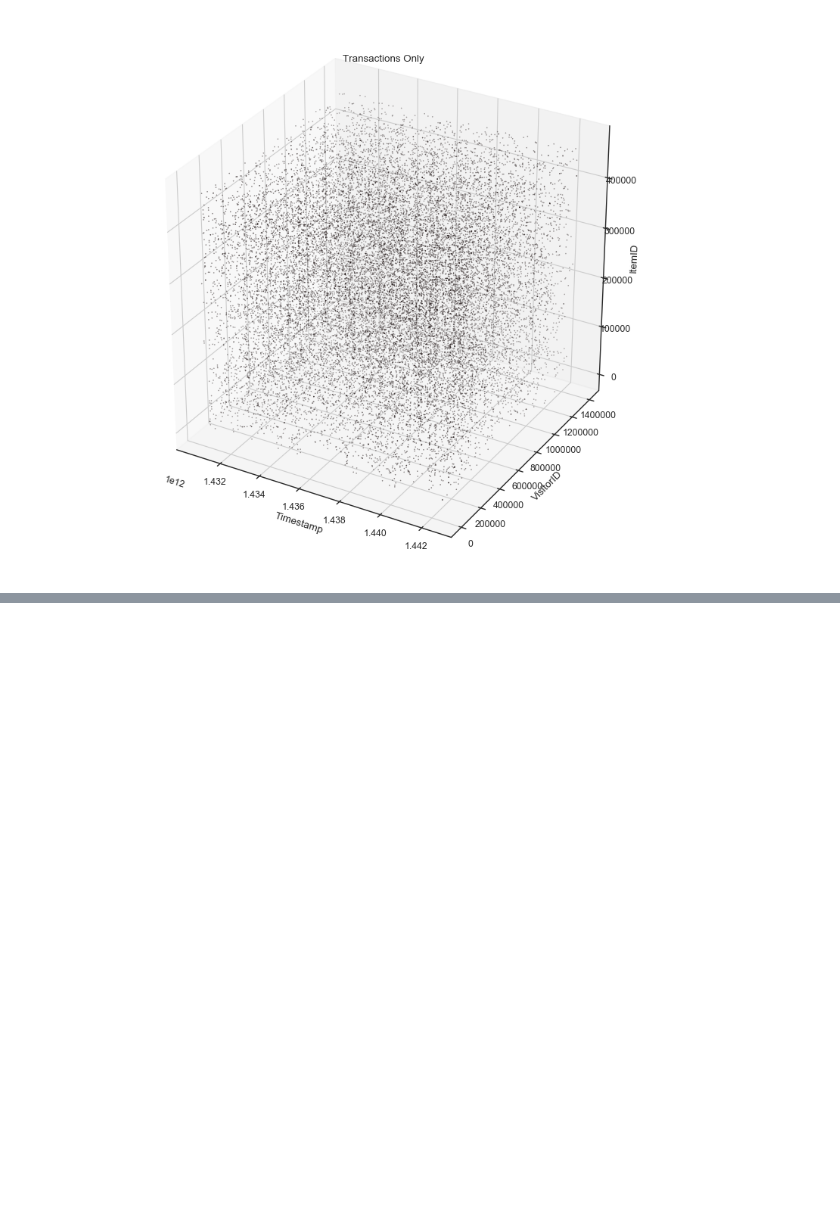
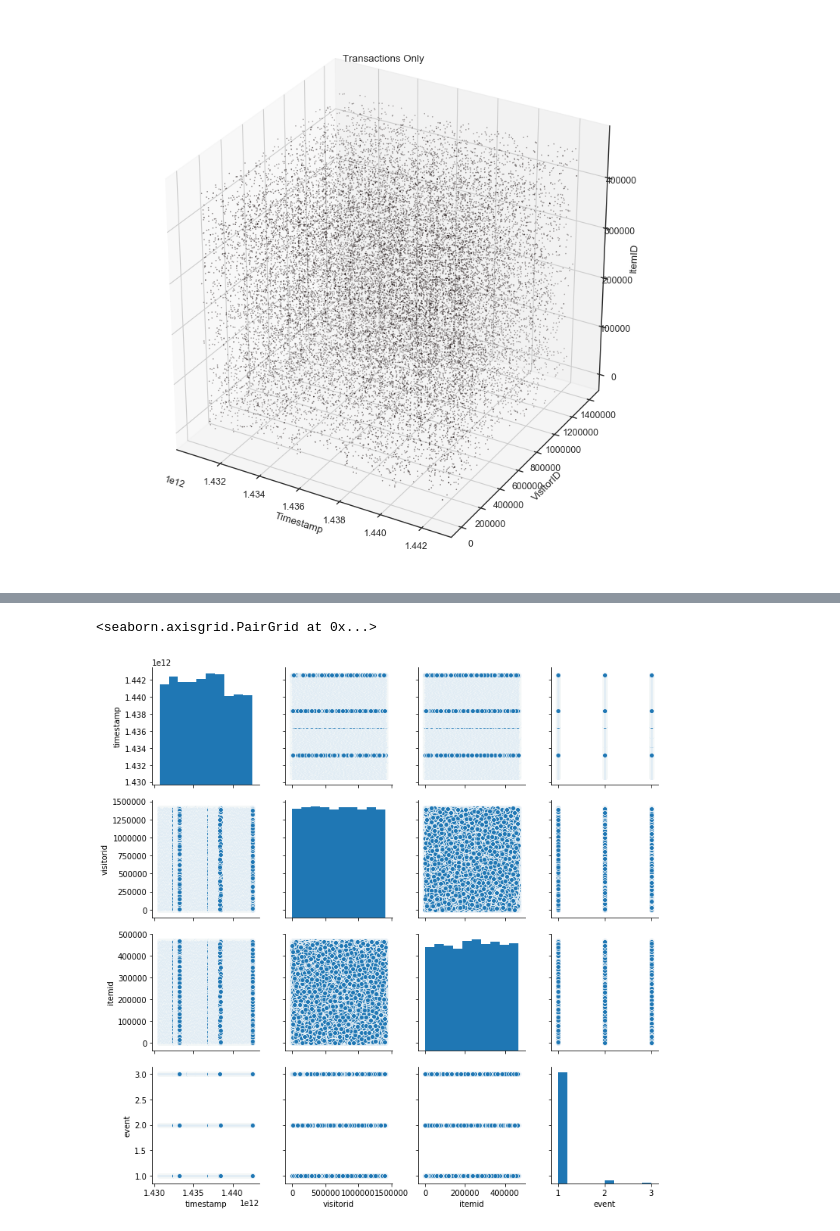
Before and after one commit to Konstantin-Orlovskiy/MSc-Project-Ecommerce, a Jupyter notebook: RetailRocket_Orgnl/balovstvo.ipynb, the cells around one changed output, grey strips where cells are left out. Cells and saved outputs as stored; diff of their text form; code cells hidden in the pictures; blank space fills up the shorter version.

```diff
--- a/RetailRocket_Orgnl/balovstvo.ipynb
+++ b/RetailRocket_Orgnl/balovstvo.ipynb
@@ -163,0 +164,5 @@ sns.pairplot(df_events[['visitorid', 'itemid', 'event']])
+# %%
+sns.pairplot(df_events[['timestamp', 'visitorid', 'itemid', 'event']])
+# %% [output]
+<seaborn.axisgrid.PairGrid at 0x...>
+[figure, added]
```
Also changed, not shown: parts of 19 cells of this notebook, 2 other files.
